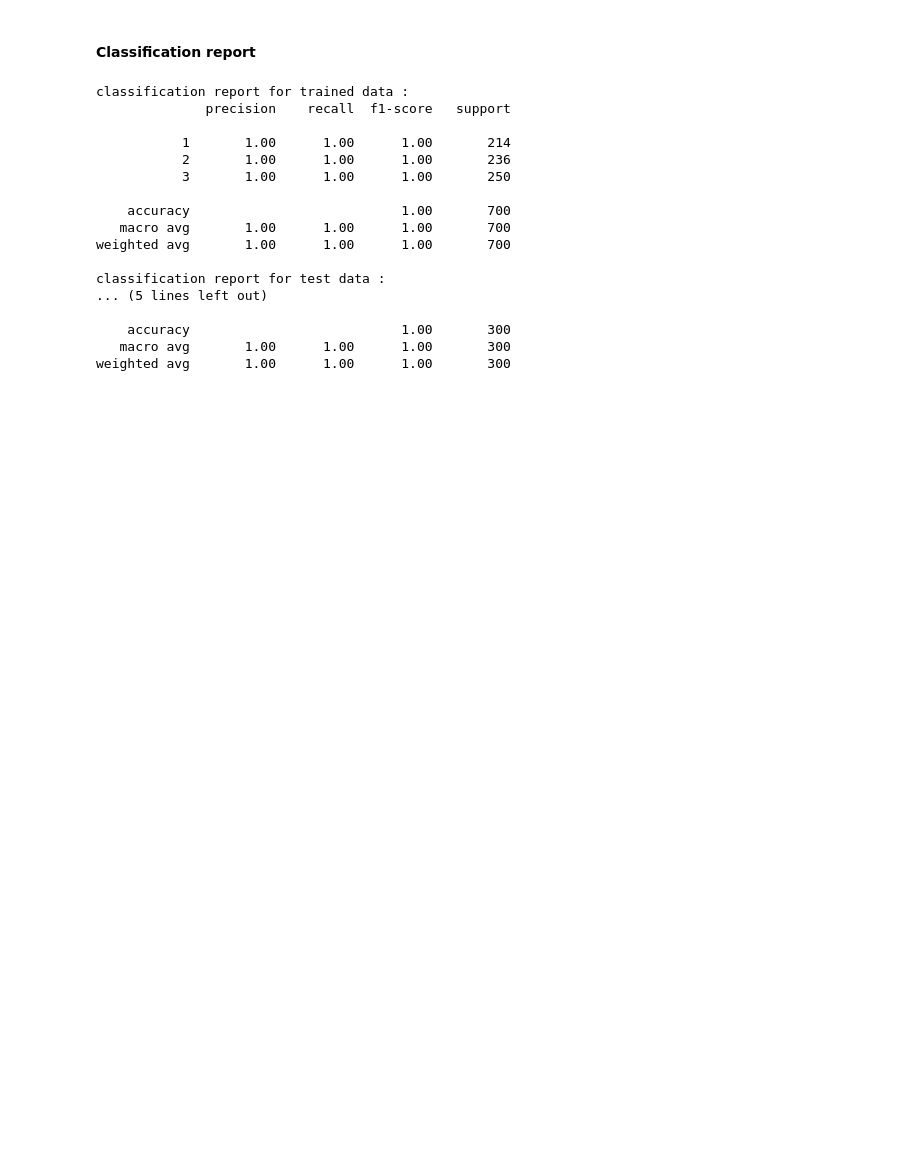
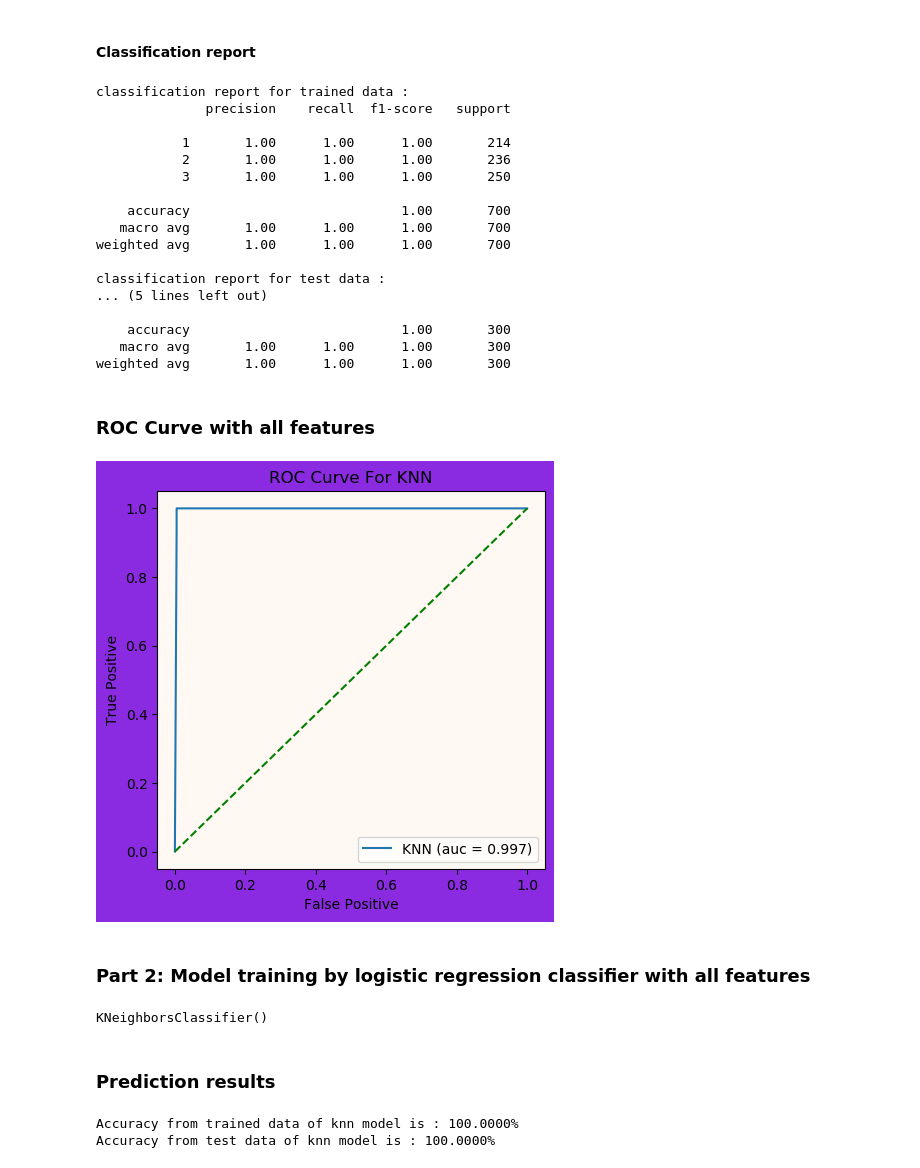
Before and after one commit to Mohimenol-Islam-Munna/Lung-Cancer-Prediction-Using-Machine-Learning-Algorithms, a Jupyter notebook: ML_Models/ k-nearest_neighbors_classifier.ipynb, the cells around one changed output. Drawn from its saved outputs; the diff is of its cells as text; code cells hidden in the pictures; blank space fills up the shorter version.

Commit message:
result and discussion

```diff
--- a/ML_Models/ k-nearest_neighbors_classifier.ipynb
+++ b/ML_Models/ k-nearest_neighbors_classifier.ipynb
@@ -141,3 +152,34 @@ classification report for test data :
     accuracy                           1.00       300
    macro avg       1.00      1.00      1.00       300
 weighted avg       1.00      1.00      1.00       300
+# %% [markdown]
+### ROC Curve with all features
+# %%
+knn_model_roc = knn_model.predict_proba(dpp.F_test)
+fpr, tpr, threshold = roc_curve(dpp.P_test, knn_model_roc[:,1], pos_label=2)
+auc_value = auc(fpr, tpr)
+fig = plt.figure(figsize=(5, 5), dpi=100)
+fig.patch.set_facecolor('#8a2be2')
+ax = plt.gca()
+ax.set_facecolor("#FFF8F3")
+plt.plot(fpr,tpr, linestyle='-', label='KNN (auc = %0.3f)' % auc_value)
+plt.legend(loc='lower right')
+plt.plot([0,1],[0,1],'g--')
+plt.xlabel("False Positive")
+plt.ylabel("True Positive")
+plt.title("ROC Curve For KNN")
+plt.show()
+# %% [output]
+[figure, added]
+# %% [markdown]
+### Part 2: Model training by logistic regression classifier  with all features
+# %%
+#creating model object
+knn_model_wsf = KNeighborsClassifier()
+
+# fit model
+knn_model_wsf.fit(dpp.F_selec_train, dpp.P_selec_train.ravel())
+# %% [output]
+KNeighborsClassifier()
+# %% [markdown]
+### Prediction results
@@ -143,0 +193,7 @@ weighted avg       1.00      1.00      1.00       300
+# %%
+#output
+print ("Accuracy from trained data of knn model is : {0:.4f}%".format(knn_model_wsf_accuracy_from_trained_data*100))
+print ("Accuracy from test data of knn model is : {0:.4f}%".format(knn_model_wsf_accuracy_from_test_data*100))
+# %% [output]
+Accuracy from trained data of knn model is : 100.0000%
+Accuracy from test data of knn model is : 100.0000%
```
Also changed, not shown: parts of 17 cells of this notebook, 30 other files.
